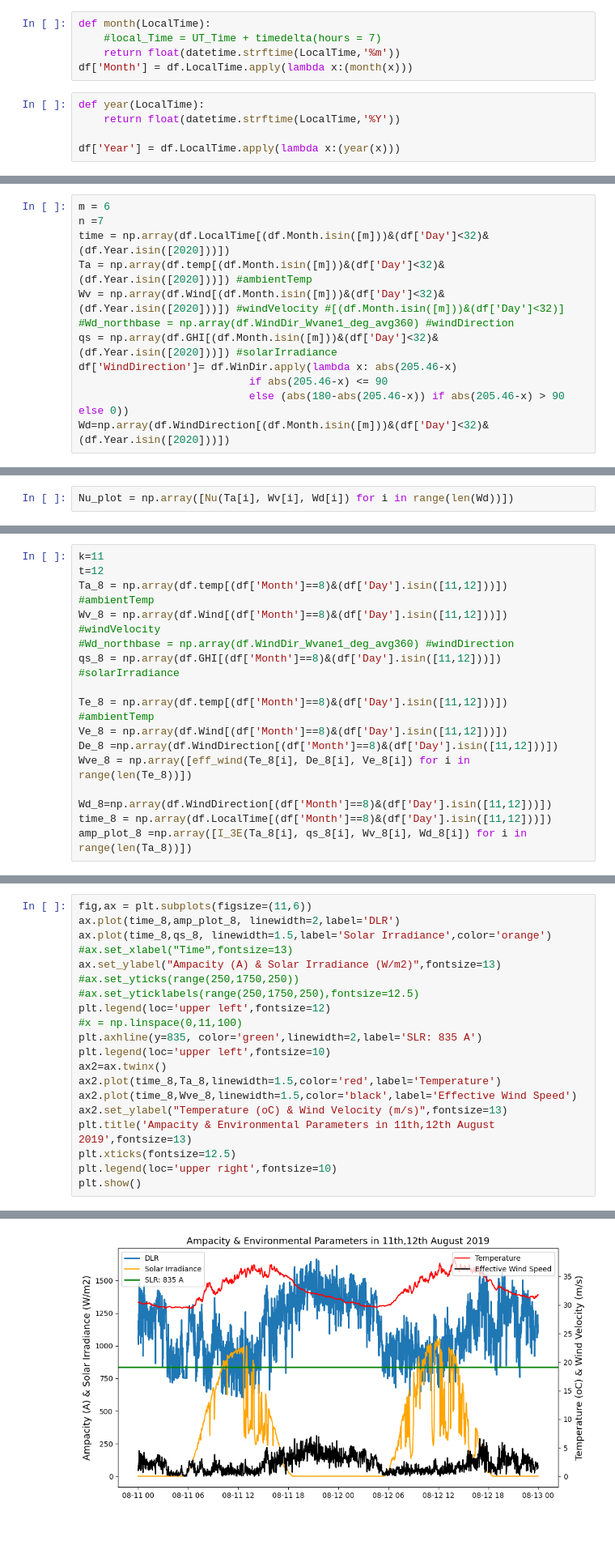
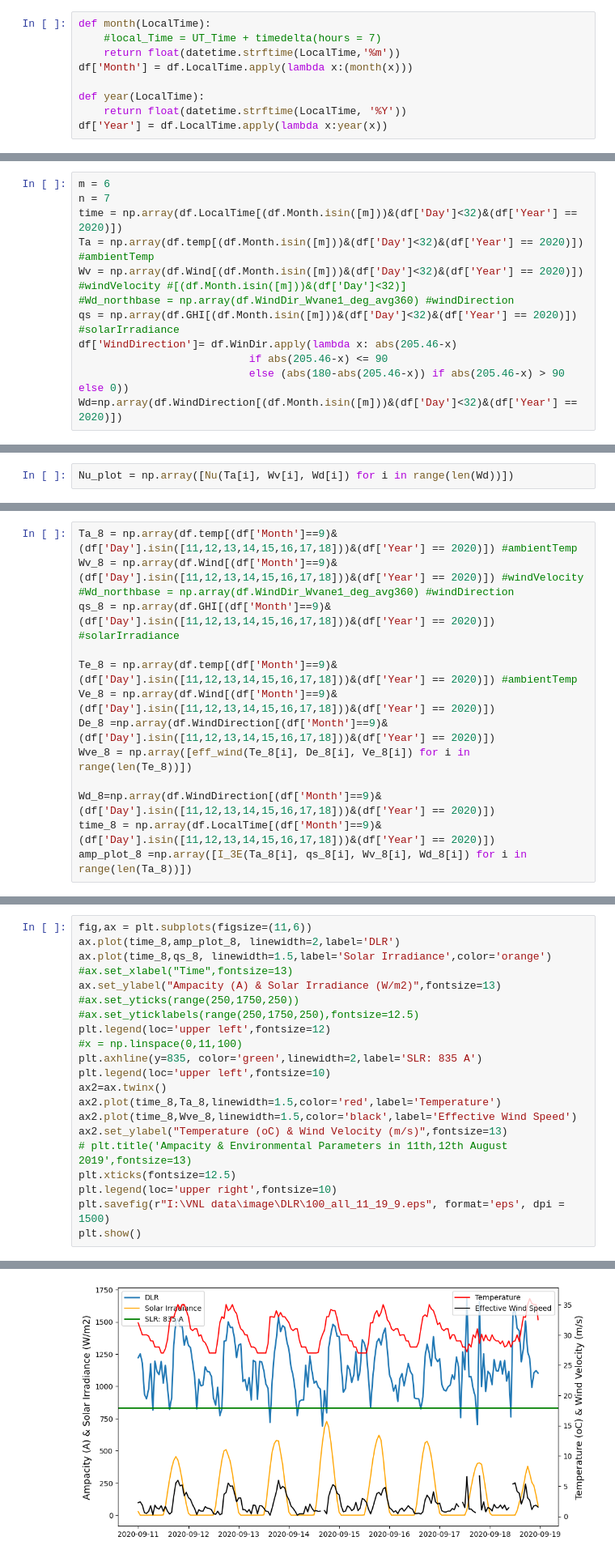
Before and after one commit to tranminh8226/Tran-Minh-Khoi-and-Nhat-Le-Group-Project-2023-USTH, a Jupyter notebook: AMPACITY.ipynb, the cells around one changed output, grey strips where cells are left out. Shown at 81% size. Drawn from its saved outputs; the diff is of its cells as text; blank space fills up the shorter version.

```diff
--- a/AMPACITY.ipynb
+++ b/AMPACITY.ipynb
@@ -38,11 +56,10 @@ def month(LocalTime):
     #local_Time = UT_Time + timedelta(hours = 7)
     return float(datetime.strftime(LocalTime,'%m'))
 df['Month'] = df.LocalTime.apply(lambda x:(month(x)))
+
+def year(LocalTime):
+    return float(datetime.strftime(LocalTime, '%Y'))
+df['Year'] = df.LocalTime.apply(lambda x:year(x))
-# %%
-def year(LocalTime):
-    return float(datetime.strftime(LocalTime,'%Y'))
-
-df['Year'] = df.LocalTime.apply(lambda x:(year(x)))
 # %%
 def month_day(LocalTime):
     #local_Time = UT_Time + timedelta(hours = 7)
@@ -251,12 +273,12 @@ print(sum_overall*1/60*np.sqrt(3)*220/(10**3))
 # %%
 m = 6
-n =7
-time = np.array(df.LocalTime[(df.Month.isin([m]))&(df['Day']<32)&(df.Year.isin([2020]))])
-Ta = np.array(df.temp[(df.Month.isin([m]))&(df['Day']<32)&(df.Year.isin([2020]))]) #ambientTemp
-Wv = np.array(df.Wind[(df.Month.isin([m]))&(df['Day']<32)&(df.Year.isin([2020]))]) #windVelocity #[(df.Month.isin([m]))&(df['Day']<32)]
+n = 7
+time = np.array(df.LocalTime[(df.Month.isin([m]))&(df['Day']<32)&(df['Year'] == 2020)])
+Ta = np.array(df.temp[(df.Month.isin([m]))&(df['Day']<32)&(df['Year'] == 2020)]) #ambientTemp
+Wv = np.array(df.Wind[(df.Month.isin([m]))&(df['Day']<32)&(df['Year'] == 2020)]) #windVelocity #[(df.Month.isin([m]))&(df['Day']<32)]
 #Wd_northbase = np.array(df.WindDir_Wvane1_deg_avg360) #windDirection
-qs = np.array(df.GHI[(df.Month.isin([m]))&(df['Day']<32)&(df.Year.isin([2020]))]) #solarIrradiance
+qs = np.array(df.GHI[(df.Month.isin([m]))&(df['Day']<32)&(df['Year'] == 2020)]) #solarIrradiance
 df['WindDirection']= df.WinDir.apply(lambda x: abs(205.46-x)
                            if abs(205.46-x) <= 90
                            else (abs(180-abs(205.46-x)) if abs(205.46-x) > 90 else 0))
-Wd=np.array(df.WindDirection[(df.Month.isin([m]))&(df['Day']<32)&(df.Year.isin([2020]))])
+Wd=np.array(df.WindDirection[(df.Month.isin([m]))&(df['Day']<32)&(df['Year'] == 2020)])
@@ -610,18 +807,16 @@ def eff_wind(Ta,Wd,Wv):
 # %%
-k=11
-t=12
-Ta_8 = np.array(df.temp[(df['Month']==8)&(df['Day'].isin([11,12]))]) #ambientTemp
-Wv_8 = np.array(df.Wind[(df['Month']==8)&(df['Day'].isin([11,12]))]) #windVelocity
+Ta_8 = np.array(df.temp[(df['Month']==9)&(df['Day'].isin([11,12,13,14,15,16,17,18]))&(df['Year'] == 2020)]) #ambientTemp
+Wv_8 = np.array(df.Wind[(df['Month']==9)&(df['Day'].isin([11,12,13,14,15,16,17,18]))&(df['Year'] == 2020)]) #windVelocity
 #Wd_northbase = np.array(df.WindDir_Wvane1_deg_avg360) #windDirection
-qs_8 = np.array(df.GHI[(df['Month']==8)&(df['Day'].isin([11,12]))]) #solarIrradiance
+qs_8 = np.array(df.GHI[(df['Month']==9)&(df['Day'].isin([11,12,13,14,15,16,17,18]))&(df['Year'] == 2020)]) #solarIrradiance
 
-Te_8 = np.array(df.temp[(df['Month']==8)&(df['Day'].isin([11,12]))]) #ambientTemp
-Ve_8 = np.array(df.Wind[(df['Month']==8)&(df['Day'].isin([11,12]))])
-De_8 =np.array(df.WindDirection[(df['Month']==8)&(df['Day'].isin([11,12]))])
+Te_8 = np.array(df.temp[(df['Month']==9)&(df['Day'].isin([11,12,13,14,15,16,17,18]))&(df['Year'] == 2020)]) #ambientTemp
+Ve_8 = np.array(df.Wind[(df['Month']==9)&(df['Day'].isin([11,12,13,14,15,16,17,18]))&(df['Year'] == 2020)])
+De_8 =np.array(df.WindDirection[(df['Month']==9)&(df['Day'].isin([11,12,13,14,15,16,17,18]))&(df['Year'] == 2020)])
 Wve_8 = np.array([eff_wind(Te_8[i], De_8[i], Ve_8[i]) for i in range(len(Te_8))])
 
-Wd_8=np.array(df.WindDirection[(df['Month']==8)&(df['Day'].isin([11,12]))])
-time_8 = np.array(df.LocalTime[(df['Month']==8)&(df['Day'].isin([11,12]))])
+Wd_8=np.array(df.WindDirection[(df['Month']==9)&(df['Day'].isin([11,12,13,14,15,16,17,18]))&(df['Year'] == 2020)])
+time_8 = np.array(df.LocalTime[(df['Month']==9)&(df['Day'].isin([11,12,13,14,15,16,17,18]))&(df['Year'] == 2020)])
 amp_plot_8 =np.array([I_3E(Ta_8[i], qs_8[i], Wv_8[i], Wd_8[i]) for i in range(len(Ta_8))])
 # %%
 fig = plt.figure(figsize=(14,3))
@@ -661,8 +858,9 @@ ax2=ax.twinx()
 ax2.plot(time_8,Ta_8,linewidth=1.5,color='red',label='Temperature')
 ax2.plot(time_8,Wve_8,linewidth=1.5,color='black',label='Effective Wind Speed')
 ax2.set_ylabel("Temperature (oC) & Wind Velocity (m/s)",fontsize=13)
-plt.title('Ampacity & Environmental Parameters in 11th,12th August 2019',fontsize=13)
+# plt.title('Ampacity & Environmental Parameters in 11th,12th August 2019',fontsize=13)
 plt.xticks(fontsize=12.5)
 plt.legend(loc='upper right',fontsize=10)
+plt.savefig(r"I:\VNL data\image\DLR\100_all_11_19_9.eps", format='eps', dpi = 1500)
 plt.show()
 # %% [output]
@@ -669,2 +868,2 @@ plt.show()
-[figure, old version]
+[figure, new version]
 # %%
```
Also changed, not shown: parts of 64 cells of this notebook.
